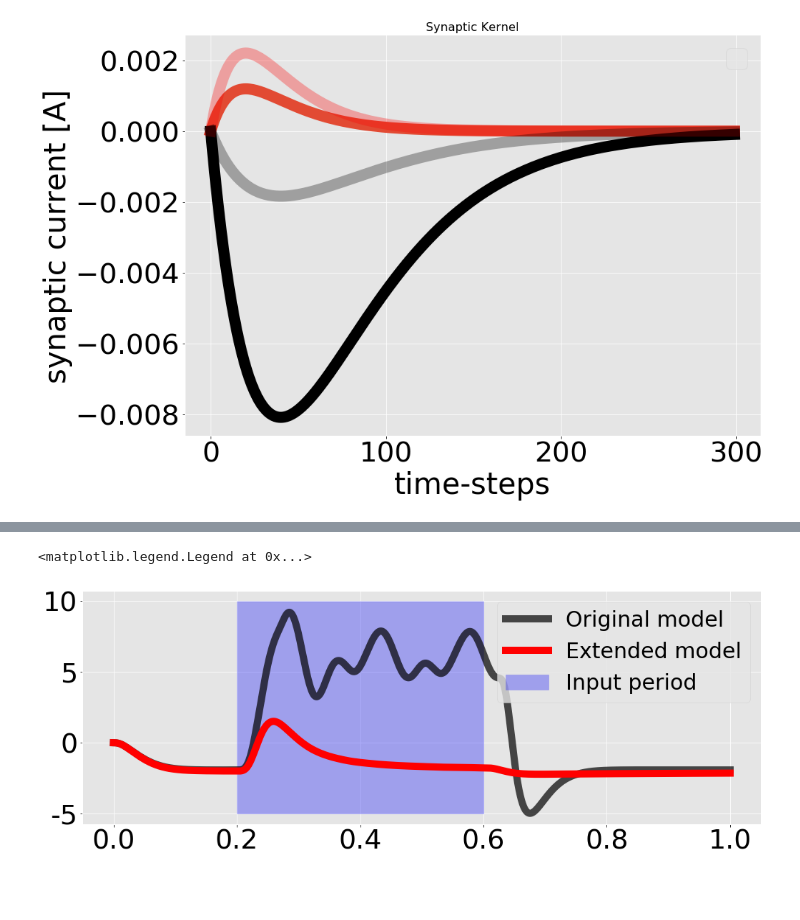
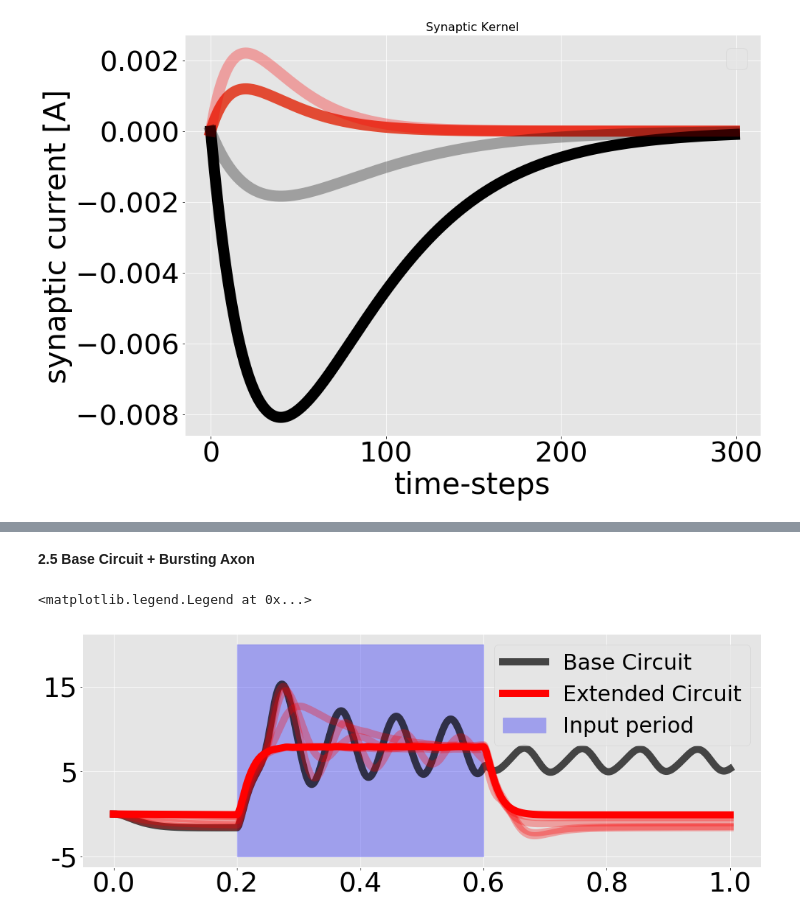
Before and after one commit to pyrates-neuroscience/PyRates, a Jupyter notebook: documentation/PyRates_Manuscript_2018.ipynb, the cells around one changed output, grey strips where cells are left out. Cells and saved outputs as stored; diff of their text form; code cells hidden in the pictures; blank space fills up the shorter version.

```diff
--- a/documentation/PyRates_Manuscript_2018.ipynb
+++ b/documentation/PyRates_Manuscript_2018.ipynb
@@ -242,0 +416,19 @@ wkc_base.run(synaptic_input, simulation_time)
+# %%
+fig, axes = plt.subplots(figsize=(17,6))
+
+axes = jrc.plot_population_states([0], create_plot=False, axes=axes)
+alphas = [0.3, 0.3, 0.3, 0.3, 1.0]
+labels = ['', '', '', '', 'Extended Circuit']
+for psps, alpha, label in zip(jrc_conductance_col, alphas, labels):
+    axes.plot(psps, 'r', alpha=alpha, label=label)
+
+steps = np.arange(0, simulation_steps+1)
+axes.fill_between(steps, -0.09, -0.035, where=(steps > 2001) * (steps < 6001), color="blue", alpha=0.3, label='Input period')
+axes.get_lines()[0].set_color("black")
+axes.get_lines()[0].set_alpha(0.7)
+axes.get_lines()[0].set_label('Base Circuit')
+axes.set_xticklabels(['0.0', '0.0', '0.2', '0.4', '0.6', '0.8', '1.0'])
+axes.set_yticklabels(['-5', '-5', '15', '30'])
+axes.set_xlabel('')
+axes.set_ylabel('')
+plt.legend()
@@ -242,0 +438,2 @@ wkc_base.run(synaptic_input, simulation_time)
+# %% [markdown]
+**2.5 Base Circuit + Bursting Axon**
@@ -243,19 +501,22 @@ wkc_base.run(synaptic_input, simulation_time)
 # %%
 fig, axes = plt.subplots(figsize=(17,6))
 
-axes = wkc_base.plot_population_states([0], create_plot=False, axes=axes)
-axes = wkc.plot_population_states([0], create_plot=False, axes=axes)
+axes = jrc.plot_population_states([0], create_plot=False, axes=axes)
+alphas = [0.3, 0.3, 0.3, 0.3, 1.0]
+labels = ['', '', '', '', 'Extended Circuit']
+for psps, alpha, label in zip(jrc_burst_col, alphas, labels):
+    axes.plot(psps, 'r', alpha=alpha, label=label)
 
 steps = np.arange(0, simulation_steps+1)
-axes.fill_between(steps, -0.005, 0.01, where=(steps > 2001) * (steps < 6001), color="blue", alpha=0.3)
+axes.fill_between(steps, -0.08, -0.055, where=(steps > 2001) * (steps < 6001), color="blue", alpha=0.3, label='Input period')
 axes.get_lines()[0].set_color("black")
-axes.get_lines()[1].set_color("red")
 axes.get_lines()[0].set_alpha(0.7)
+axes.get_lines()[0].set_label('Base Circuit')
 axes.set_xticklabels(['0.0', '0.0', '0.2', '0.4', '0.6', '0.8', '1.0'])
-axes.set_yticklabels(['-5', '-5', '0', '5', '10'])
+axes.set_yticklabels(['-5', '-5', '5', '15'])
 axes.set_xlabel('')
 axes.set_ylabel('')
-plt.legend(['Original model', 'Extended model', 'Input period'])
+plt.legend()
 # %% [output]
 <matplotlib.legend.Legend at 0x...>
-[figure, old version]
+[figure, new version]
```
Also changed, not shown: parts of 23 cells of this notebook, 5 other files.
